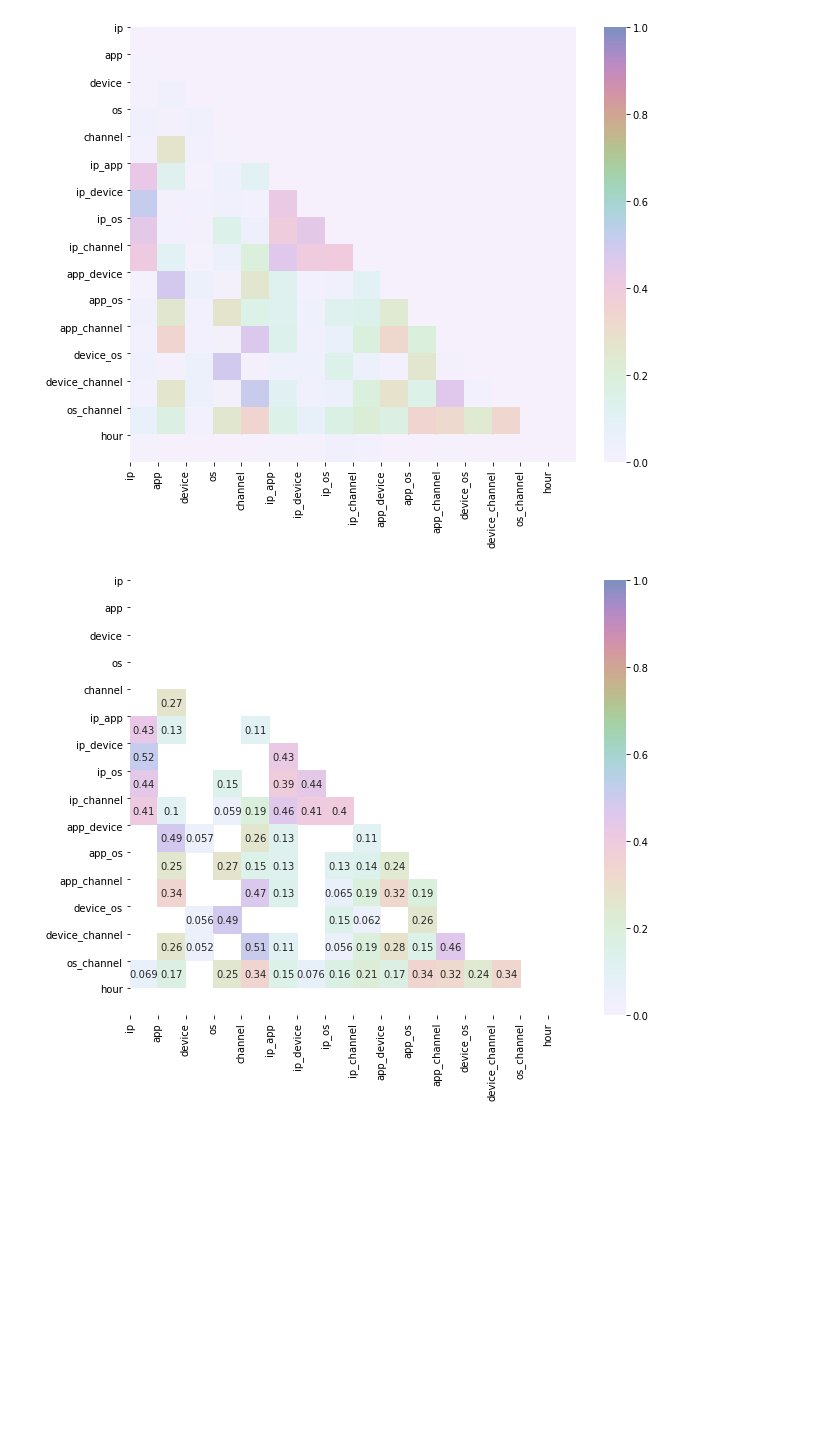
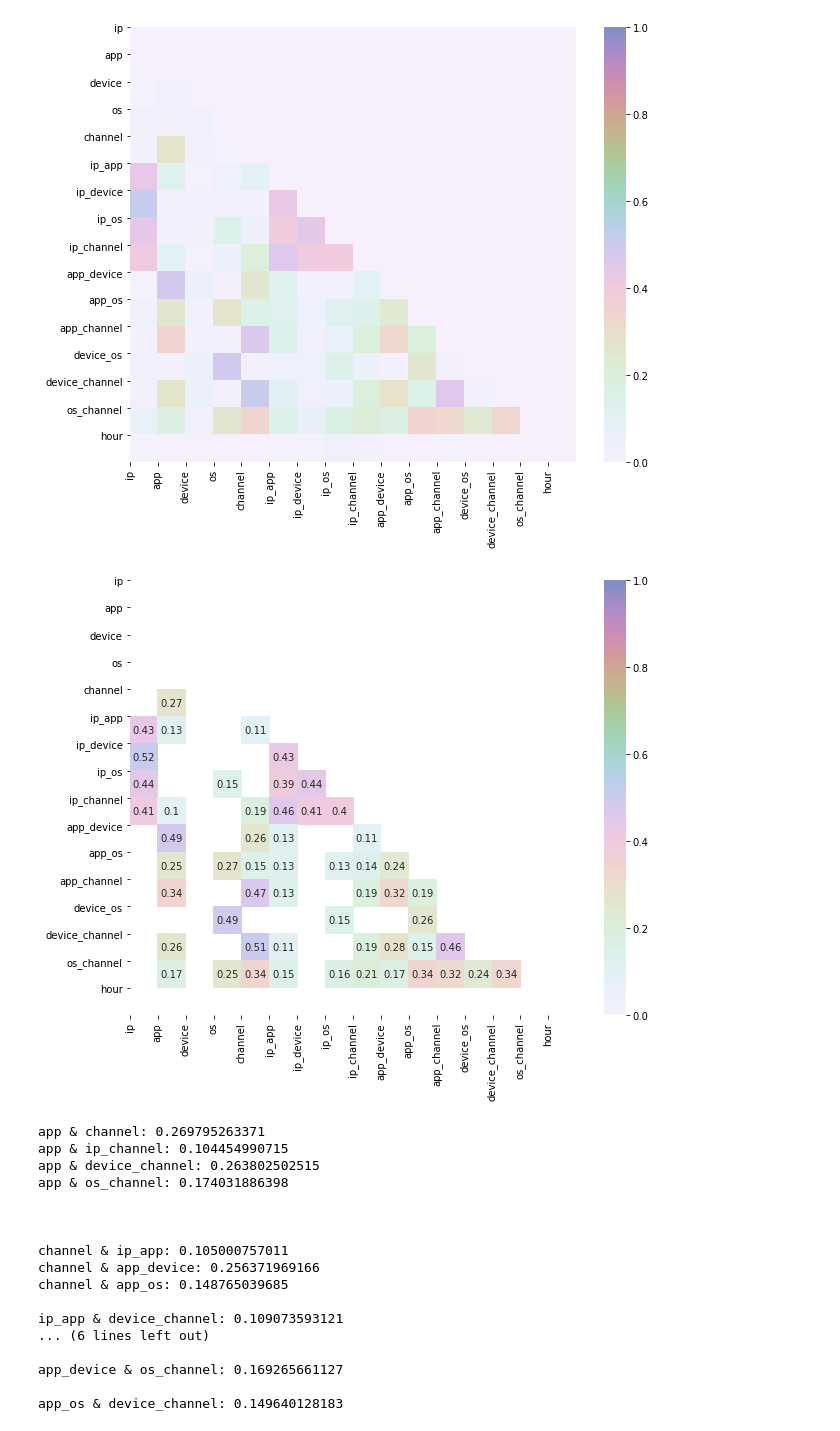
Before and after one commit to RMSnow/AdTracking, a Jupyter notebook: correlation.ipynb, the cells around one changed output. Saved outputs shown, nothing was run; the diff lists cells and outputs as text; code cells hidden in the pictures; blank space fills up the shorter version.

```diff
--- a/correlation.ipynb
+++ b/correlation.ipynb
@@ -356,27 +320,57 @@ plt.show()
 # %%
 import seaborn as sns
 import matplotlib.pyplot as plt
 
 names = correlations.index.tolist()
-f, ax = plt.subplots(figsize = (10, 8))
+f, ax = plt.subplots(figsize=(10, 8))
 
 # method 1
 # cax = ax.matshow(correlations, vmin=-1, vmax=1)  # 绘制热力图，从-1到1
 # fig.colorbar(cax)  # 将matshow生成热力图设置为颜色渐变条
 
 # method 2
-cmap = sns.cubehelix_palette(start = 1.5, rot = 3, gamma=0.3, as_cmap = True)
+mask_value = 0.1
+cmap = sns.cubehelix_palette(start=1.5, rot=3, gamma=0.3, as_cmap=True)
 sns.heatmap(correlations, vmax=1, vmin=0, cmap=cmap,
-            annot=True, mask=correlations<0.05)
-
+            annot=True, mask=correlations < mask_value)
 
 ticks = np.arange(0, len(names), 1)  # 生成0-9，步长为1
 ax.set_xticks(ticks)  # 生成刻度
 ax.set_yticks(ticks)
 ax.set_xticklabels(names, rotation='vertical')  # 生成x轴标签
 ax.set_yticklabels(names)
 
-plt.savefig('doc/corr/mi/corr_mask0.05.png')
+plt.savefig('doc/corr/mi/corr_mask' + str(mask_value) + '.png')
 plt.show()
+
+for i in names:
+    print()
+    for j in names:
+        corr = correlations[i][j]
+        if corr > mask_value:
+            flag = True
+            i_str = i.split('_')
+            for i_s in i_str:
+                if i_s in j:
+                    flag = False
+            if flag is True:
+                print(i + " & " + j + ": " + str(corr))
 # %% [output]
-[figure, old version]
+[figure, new version]
+app & channel: 0.269795263371
+app & ip_channel: 0.104454990715
+app & device_channel: 0.263802502515
+app & os_channel: 0.174031886398
+
+
+
+channel & ip_app: 0.105000757011
+channel & app_device: 0.256371969166
+channel & app_os: 0.148765039685
+
+ip_app & device_channel: 0.109073593121
+... (6 lines left out)
+
+app_device & os_channel: 0.169265661127
+
+app_os & device_channel: 0.149640128183
```
Also changed, not shown: parts of 2 cells of this notebook.
